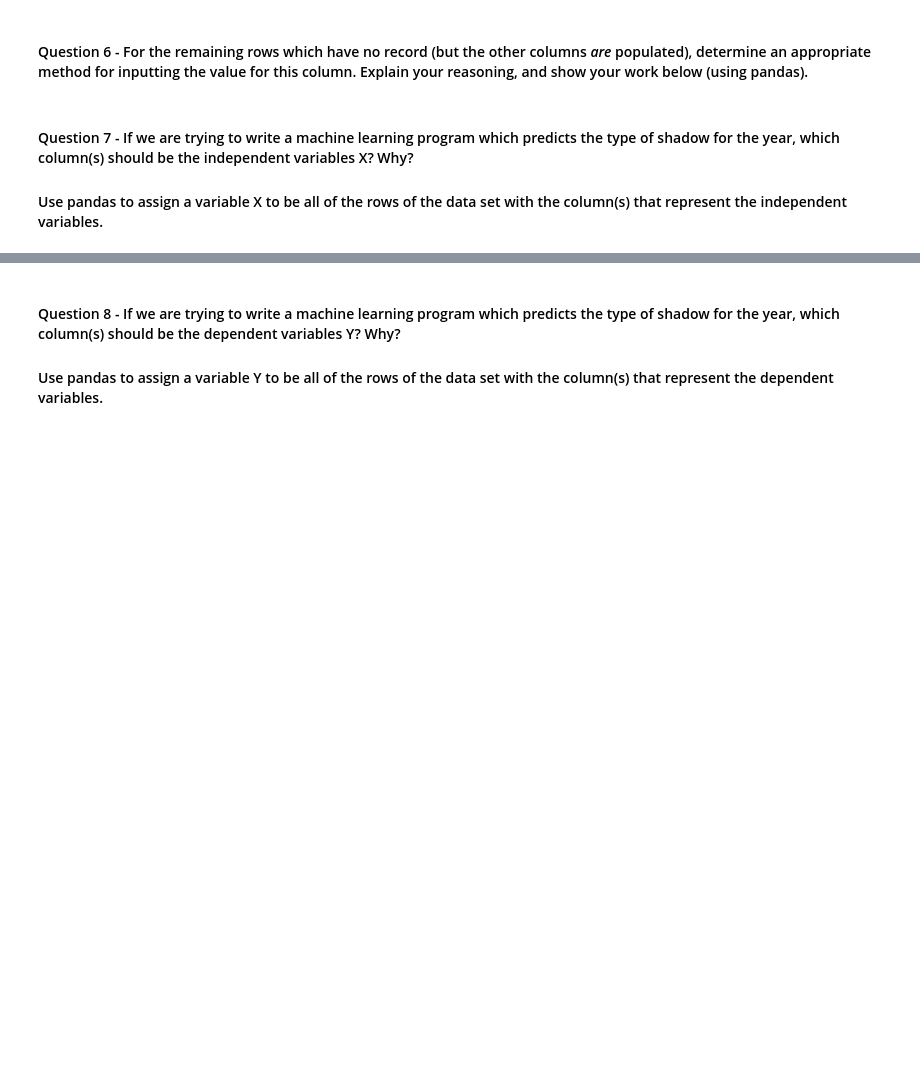
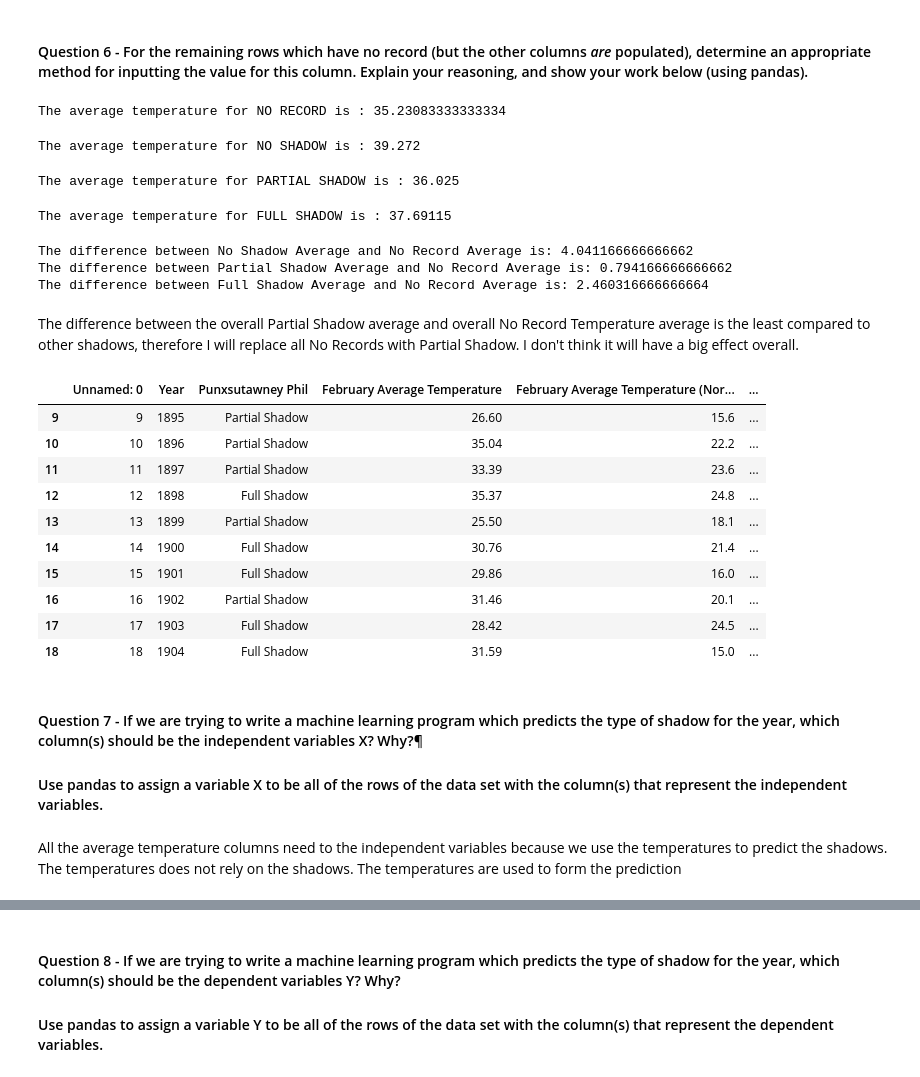
Before and after one commit to ananyasingh7/CS301-DataScience, a Jupyter notebook: HW06/Homework 06 Assignment.ipynb, the cells around one changed output, grey strips where cells are left out. Cells and saved outputs as stored; diff of their text form; code cells hidden in the pictures; blank space fills up the shorter version.

```diff
--- a/HW06/Homework 06 Assignment.ipynb
+++ b/HW06/Homework 06 Assignment.ipynb
@@ -25,6 +138,66 @@ data_dir = 'C:\\Users\\watson\\Documents\\CS301_Planning\\datasets\\groundhog.cs
 # %% [markdown]
 #### Question 6 - For the remaining rows which have no record (but the other columns *are* populated), determine an appropriate method for inputting the value for this column. Explain your reasoning, and show your work below (using pandas).
+# %%
+nRFebMean = dataframe.loc[(dataframe['Punxsutawney Phil'] == 'No Record')]['February Average Temperature'].mean()
+nRMarMean = dataframe.loc[(dataframe['Punxsutawney Phil'] == 'No Record')]['March Average Temperature'].mean()
+nRAvg = (nRFebMean+nRMarMean)/2
+print('The average temperature for NO RECORD is : ' + str(nRAvg))
+# %% [output]
+The average temperature for NO RECORD is : 35.23083333333334
+# %%
+nSFebMean = dataframe.loc[(dataframe['Punxsutawney Phil'] == 'No Shadow')]['February Average Temperature'].mean()
+nSMarMean = dataframe.loc[(dataframe['Punxsutawney Phil'] == 'No Shadow')]['March Average Temperature'].mean()
+nSAvg = (nSFebMean+nSMarMean)/2
+print('The average temperature for NO SHADOW is : ' + str(nSAvg))
+# %% [output]
+The average temperature for NO SHADOW is : 39.272
+# %%
+pSFebMean = dataframe.loc[(dataframe['Punxsutawney Phil'] == 'Partial Shadow')]['February Average Temperature'].mean()
+pSMarMean = dataframe.loc[(dataframe['Punxsutawney Phil'] == 'Partial Shadow')]['March Average Temperature'].mean()
+pSAvg = (pSFebMean+pSMarMean)/2
+print('The average temperature for PARTIAL SHADOW is : ' + str(pSAvg))
+# %% [output]
+The average temperature for PARTIAL SHADOW is : 36.025
+# %%
+fSFebMean = dataframe.loc[(dataframe['Punxsutawney Phil'] == 'Full Shadow')]['February Average Temperature'].mean()
+fSMarMean = dataframe.loc[(dataframe['Punxsutawney Phil'] == 'Full Shadow')]['March Average Temperature'].mean()
+fSAvg = (fSFebMean+fSMarMean)/2
+print('The average temperature for FULL SHADOW is : ' + str(fSAvg))
+# %% [output]
+The average temperature for FULL SHADOW is : 37.69115
+# %%
+noShadowDifference = nSAvg - nRAvg
+print("The difference between No Shadow Average and No Record Average is: " + str(noShadowDifference))
+partialShadowDifference = pSAvg - nRAvg
+print("The difference between Partial Shadow Average and No Record Average is: " + str(partialShadowDifference))
+fullShadowDifference = fSAvg - nRAvg
+print("The difference between Full Shadow Average and No Record Average is: " + str(fullShadowDifference))
+# %% [output]
+The difference between No Shadow Average and No Record Average is: 4.041166666666662
+The difference between Partial Shadow Average and No Record Average is: 0.794166666666662
+The difference between Full Shadow Average and No Record Average is: 2.460316666666664
+# %% [markdown]
+The difference between the overall Partial Shadow average and overall No Record Temperature average is the least compared to other shadows, therefore I will replace all No Records with Partial Shadow. I don't think it will have a big effect overall.
+# %%
+dataframe.loc[(dataframe['Punxsutawney Phil'] == 'No Record'), 'Shadow'] = 1
+dataframe.loc[(dataframe['Punxsutawney Phil'] == 'No Record'), 'Punxsutawney Phil'] = 'Partial Shadow'
+# %%
+dataframe.head(10)
+# %% [output]
+|  | Unnamed: 0 | Year | Punxsutawney Phil | February Average Temperature | February Average Temperature (Nor... | ... |
+| 9 | 9 | 1895 | Partial Shadow | 26.60 | 15.6 | ... |
+| 10 | 10 | 1896 | Partial Shadow | 35.04 | 22.2 | ... |
+| 11 | 11 | 1897 | Partial Shadow | 33.39 | 23.6 | ... |
+| 12 | 12 | 1898 | Full Shadow | 35.37 | 24.8 | ... |
+| 13 | 13 | 1899 | Partial Shadow | 25.50 | 18.1 | ... |
+| 14 | 14 | 1900 | Full Shadow | 30.76 | 21.4 | ... |
+| 15 | 15 | 1901 | Full Shadow | 29.86 | 16.0 | ... |
+| 16 | 16 | 1902 | Partial Shadow | 31.46 | 20.1 | ... |
+| 17 | 17 | 1903 | Full Shadow | 28.42 | 24.5 | ... |
+| 18 | 18 | 1904 | Full Shadow | 31.59 | 15.0 | ... |
 # %% [markdown]
-#### Question 7 - If we are trying to write a machine learning program which predicts the type of shadow for the year, which column(s) should be the independent variables X? Why?
+#### Question 7 - If we are trying to write a machine learning program which predicts the type of shadow for the year, which column(s) should be the independent variables X? Why?¶
 
 #### Use pandas to assign a variable X to be all of the rows of the data set with the column(s) that represent the independent variables.
+# %% [markdown]
+All the average temperature columns need to the independent variables because we use the temperatures to predict the shadows. The temperatures does not rely on the shadows. The temperatures are used to form the prediction
```
Also changed, not shown: parts of 27 cells of this notebook, 1 other file.
